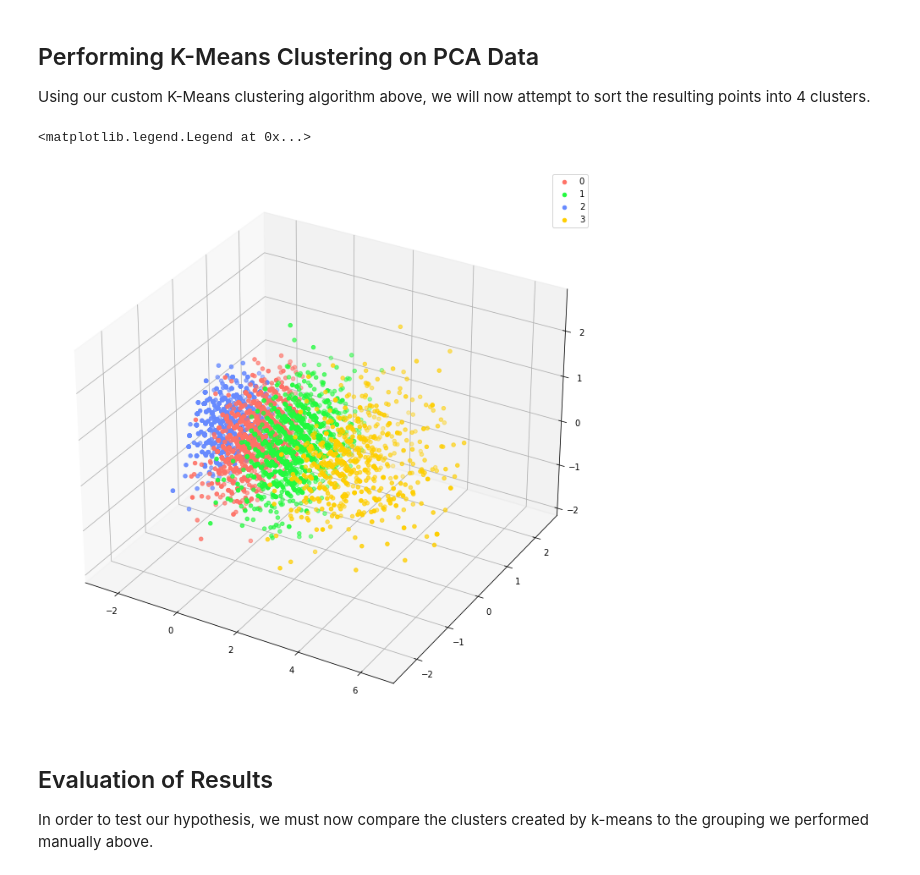
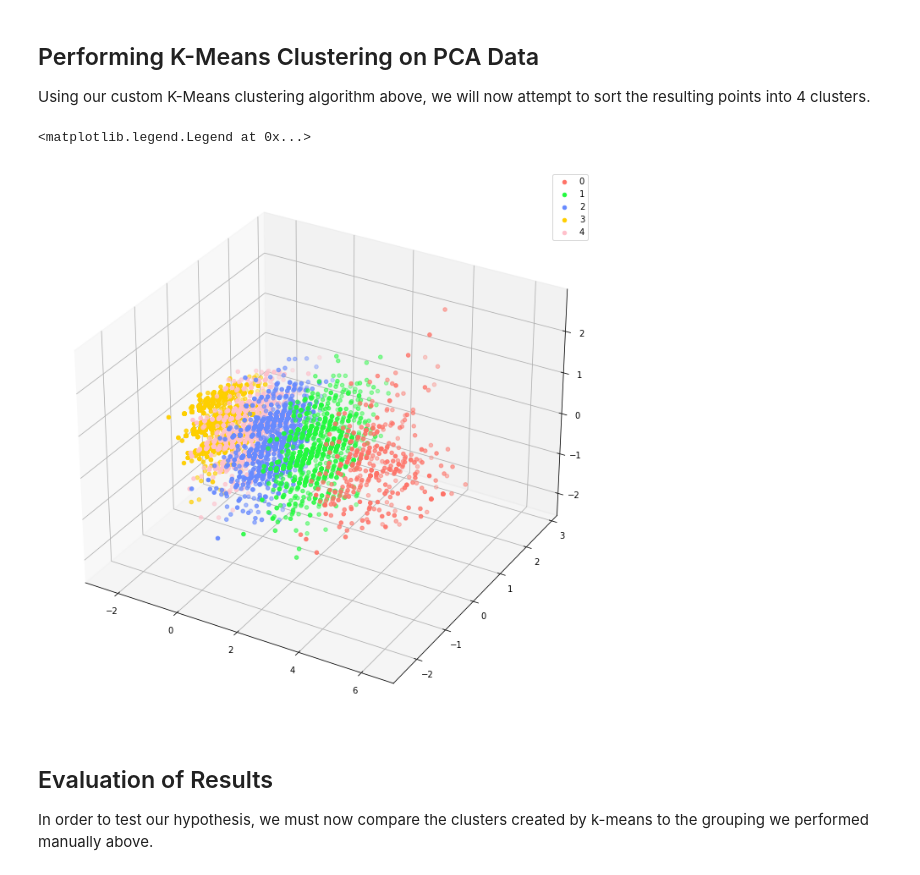
Before and after one commit to mlmabie/COGS-118B_final, a Jupyter notebook: final_organized.ipynb, the cells around one changed output. Drawn from its saved outputs; the diff is of its cells as text; code cells hidden in the pictures.

Commit message:
reorganizing categories

```diff
--- a/final_organized.ipynb
+++ b/final_organized.ipynb
@@ -46,7 +47,8 @@ class kMeans:
 First, we import our dataset into the notebook. In order to run this on your local machine, change the file location variable to the path of the beer_reviews file.
 # %%
 #file_location = ('~/COGS118Final/beer_reviews.csv')
-file_location = ('C:/Users/derek/Desktop/118b/final/beer_reviews.csv')
+#file_location = ('C:/Users/derek/Desktop/118b/final/beer_reviews.csv')
+file_location = ('./beer_reviews.csv')
 df = pd.read_csv(file_location)
 df.head()
 # %% [output]
@@ -68,8 +71,14 @@ As there are over 100 unique styles of beer listed in this dataset, we will be r
 # %%
+# Other = 0
 df['beer_category'] = 0
-df['beer_category'] = df['beer_category'].where(~df['beer_style'].str.contains('Ale|Porter|IPA', regex=True), 1)
-df['beer_category'] = df['beer_category'].where(~df['beer_style'].str.contains('Lager|Pils', regex=True), 2)
-df['beer_category'] = df['beer_category'].where(~df['beer_style'].str.contains('Stout'), 3)
+# Non-pale ale = 1
+df['beer_category'] = df['beer_category'].where(~df['beer_style'].str.contains('^(?!.*Pale|IPA).*Ale', regex=True), 1)
+# Pale ales/IPAs = 2
+df['beer_category'] = df['beer_category'].where(~df['beer_style'].str.contains('Pale|IPA|Bitter|Tripel|Bière de Garde', regex=True), 2)
+# Lagers = 3
+df['beer_category'] = df['beer_category'].where(~df['beer_style'].str.contains('Lager|Pils|Rauchbier|Märzen|Altbier|Kölsch|Schwarzbier|Keller Bier|Bock', regex=True), 3)
+# Stout/Porter = 4
+df['beer_category'] = df['beer_category'].where(~df['beer_style'].str.contains('Stout|Porter'), 4)
 df.head()
 # %% [output]
 |  | brewery_id | brewery_name | review_time | review_overall | review_aroma | review_appearance | ... |
@@ -78,3 +87,14 @@ df.head()
 | 2 | 10325 | Vecchio Birraio | 1235916604 | 3.0 | 2.5 | 3.0 | ... |
 | 3 | 10325 | Vecchio Birraio | 1234725145 | 3.0 | 3.0 | 3.5 | ... |
 | 4 | 1075 | Caldera Brewing Company | 1293735206 | 4.0 | 4.5 | 4.0 | ... |
+# %%
+head = ['Category', 'Percent of Reviews']
+beer_categories = ['Dark ale', 'Pale ale', 'Lager', 'Stout', 'Other']
+percentages = []
+# Calculate percentages for
+for i in range(5):
+    percent = '{:.2%}'.format(sum(df['beer_category'] == i)/len(df['beer_category']))
+    percentages.append(percent)
+percentages.append(percentages.pop(0))
+
+print(tabulate(list(zip(beer_categories, percentages)), headers=head, tablefmt="grid"))
@@ -102,9 +136,9 @@ X1 = pca.transform(Xa)
 
 # recombine to color code graph
 graphdf = pd.DataFrame(X1).join(Ya)
-colors = ['#FF7267','#22FA3E','#678AFF','#FFCF00']
+colors = ['#FF7267','#22FA3E','#678AFF','#FFCF00', '#FFC0CB']
 
-for i in range(4):
+for i in range(5):
     temp = graphdf.where(Y==i).dropna()
     ax.scatter(temp[0], temp[1], temp[2], c=colors[i], label=i, alpha = .5)
 ax.legend()
@@ -118,17 +152,17 @@ Using our custom K-Means clustering algorithm above, we will now attempt to sort
 # %%
 fig = plt.figure(figsize=(12,9))
 ax = Axes3D(fig)
 
-clf = kMeans(4)
+clf = kMeans(5)
 clf.train(X1)
 classes = clf.predict(X1)
 
-for i in range(4):
+for i in range(5):
     ax.scatter(X1[classes == i, 0], X1[classes == i, 1], X1[classes == i, 2], c=colors[i], label = i)
 ax.legend()
 # %% [output]
 <matplotlib.legend.Legend at 0x...>
-[figure, old version]
+[figure, new version]
 # %% [markdown]
 ## Evaluation of Results ##
 
```
Also changed, not shown: parts of 4 cells of this notebook.
